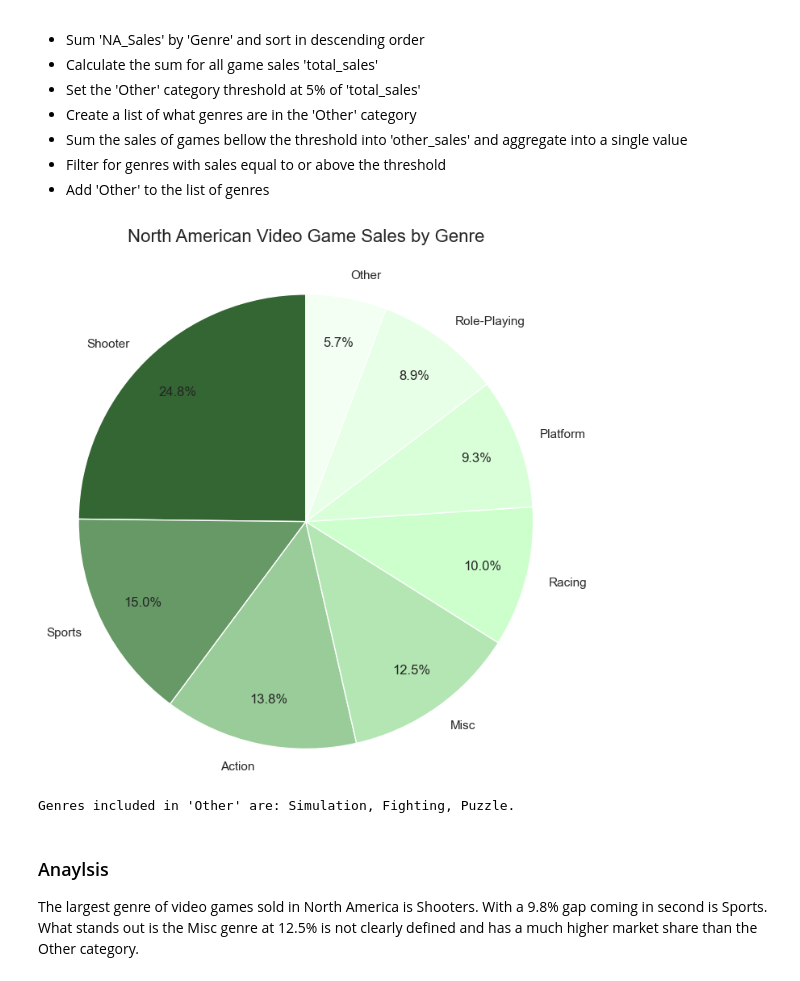
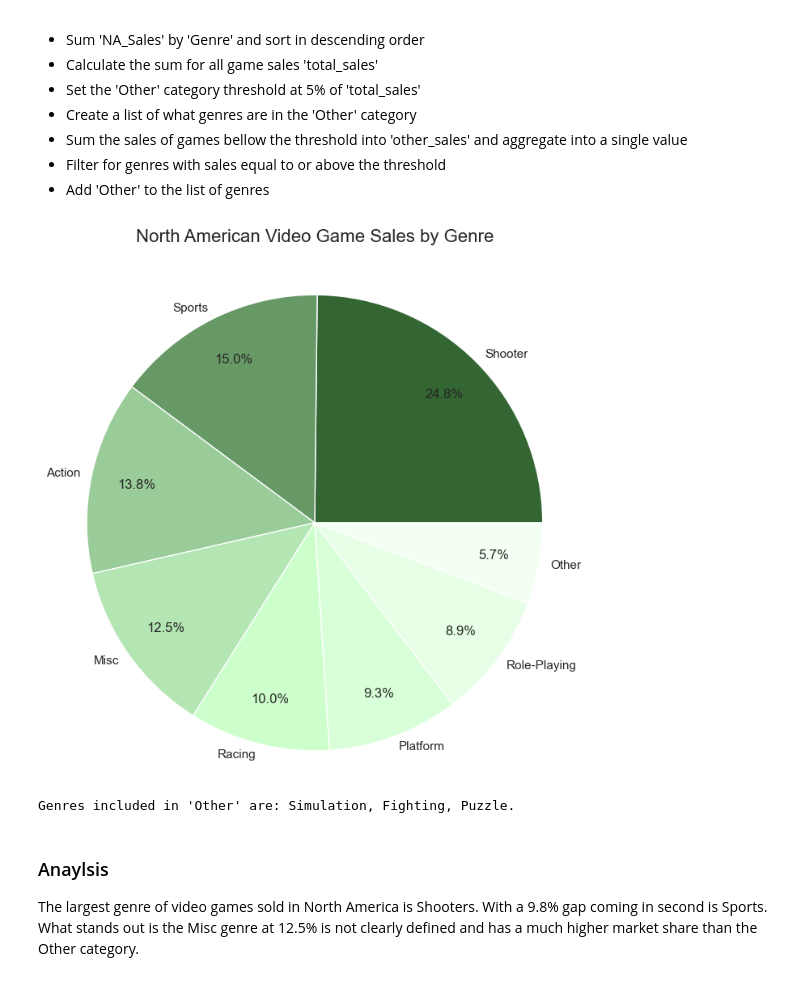
Before and after one commit to dtoshm/data_project_six, a Jupyter notebook: game_sales_analysis.ipynb, the cells around one changed output. Saved outputs shown, nothing was run; the diff lists cells and outputs as text; code cells hidden in the pictures.

```diff
--- a/game_sales_analysis.ipynb
+++ b/game_sales_analysis.ipynb
@@ -103,22 +103,22 @@ North American Sales by Genre: Create a pie chart to show the percentage of sale
 # %%
 sales_by_genre = games.groupby('Genre')['NA_Sales'].sum().sort_values(ascending=False)
 total_sales = sales_by_genre.sum()
 threshold = 0.05 * total_sales
 genres_below_threshold = sales_by_genre[sales_by_genre < threshold].index.tolist()
 other_sales = sales_by_genre[sales_by_genre < threshold].sum()
 sales_by_genre = sales_by_genre[sales_by_genre >= threshold]
 sales_by_genre['Other'] = other_sales
 
 colors = ['#336633', '#669966', '#99CC99', '#B3E6B3', '#CCFFCC', '#D9FFD9', '#E6FFE6', '#F2FFF2', '#F9FFF9', '#FCFFFC']
 
 plt.figure(figsize=(8, 8))
-plt.pie(sales_by_genre, labels=sales_by_genre.index, autopct='%1.1f%%', colors= colors, startangle=90, pctdistance=0.8, labeldistance=1.1)
+plt.pie(sales_by_genre, labels=sales_by_genre.index, autopct='%1.1f%%', colors= colors, pctdistance=0.8, labeldistance=1.05)
 plt.title('North American Video Game Sales by Genre', fontsize=16, y=1.05)
 plt.axis('equal')
 plt.show()
 print(f"Genres included in 'Other' are: {', '.join(genres_below_threshold)}.")
 # %% [output]
-[figure, old version]
+[figure, new version]
 Genres included in 'Other' are: Simulation, Fighting, Puzzle.
 # %% [markdown]
 ### Anaylsis
```
Also changed, not shown: parts of 2 cells of this notebook.
